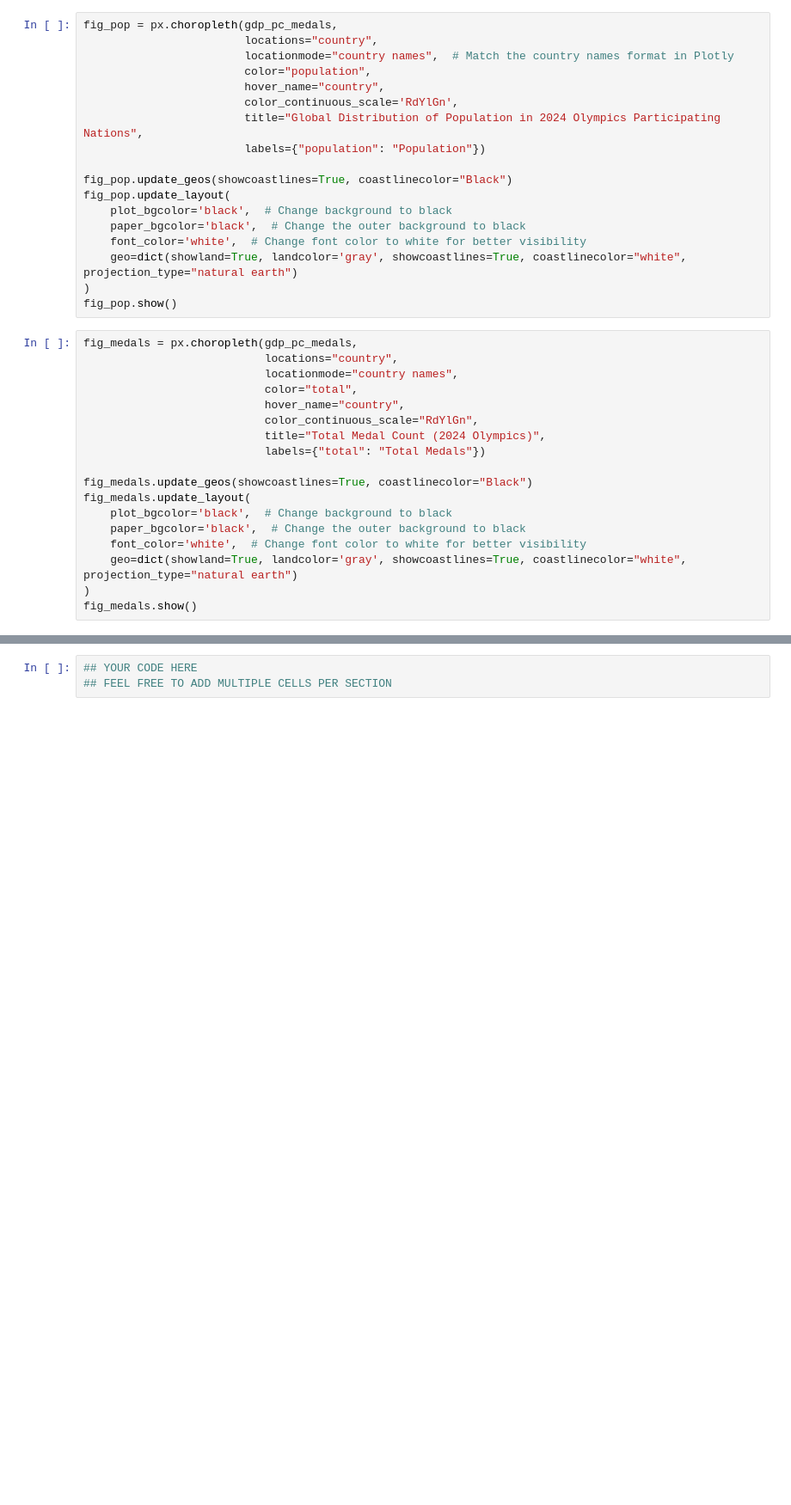
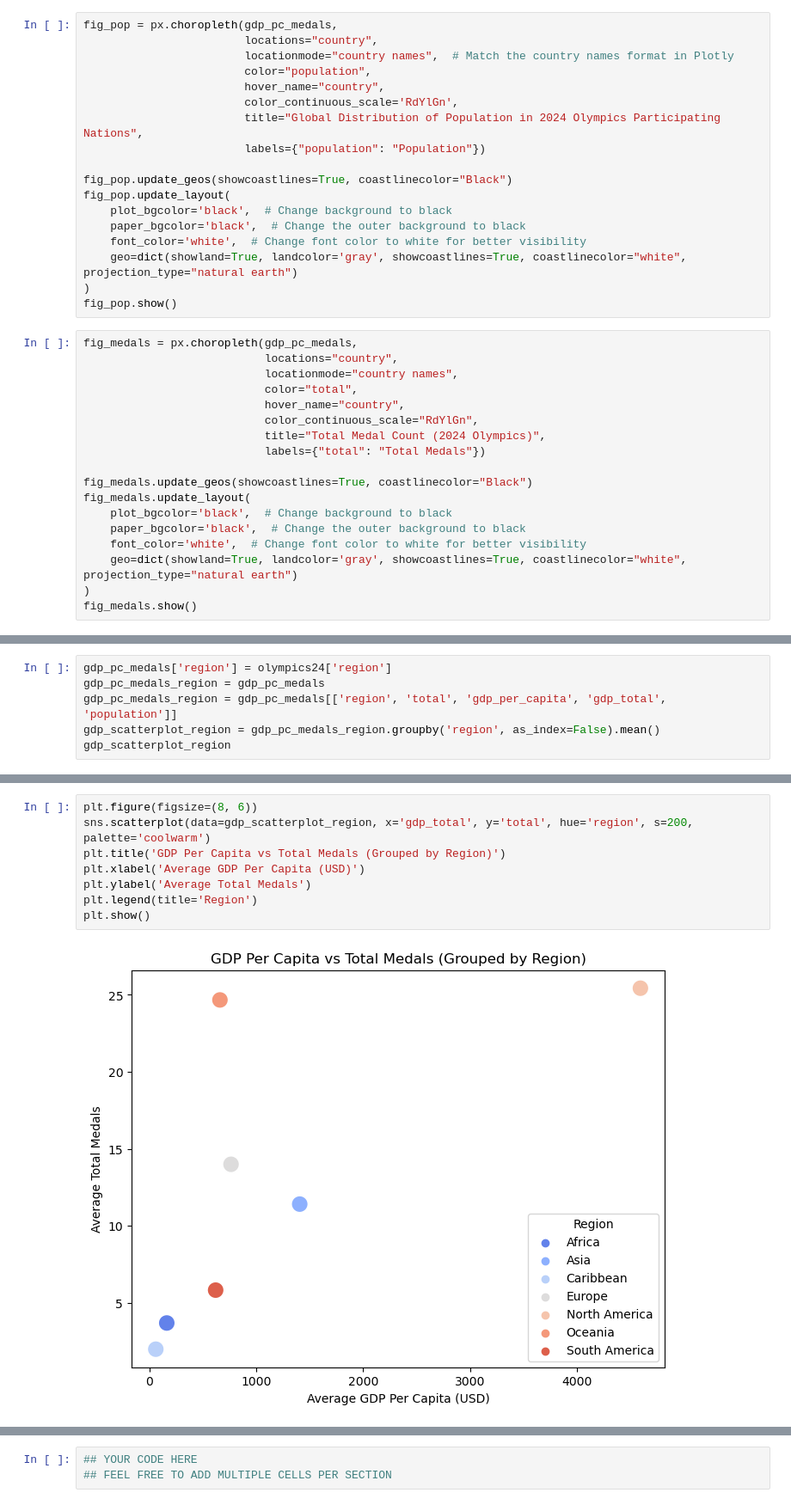
Before and after one commit to levsah/Olympinomics, a Jupyter notebook: EDACheckpoint_Group103-FA24.ipynb, the cells around one changed output, grey strips where cells are left out. Shown at 86% size. Saved outputs shown, nothing was run; the diff lists cells and outputs as text; blank space fills up the shorter version.

```diff
--- a/EDACheckpoint_Group103-FA24.ipynb
+++ b/EDACheckpoint_Group103-FA24.ipynb
@@ -850,0 +854,6 @@ plt.show()
+# %%
+gdp_pc_medals['region'] = olympics24['region']
+gdp_pc_medals_region = gdp_pc_medals
+gdp_pc_medals_region = gdp_pc_medals[['region', 'total', 'gdp_per_capita', 'gdp_total', 'population']]
+gdp_scatterplot_region = gdp_pc_medals_region.groupby('region', as_index=False).mean()
+gdp_scatterplot_region
@@ -850,0 +873,10 @@ plt.show()
+# %%
+plt.figure(figsize=(8, 6))
+sns.scatterplot(data=gdp_scatterplot_region, x='gdp_total', y='total', hue='region', s=200, palette='coolwarm')
+plt.title('GDP Per Capita vs Total Medals (Grouped by Region)')
+plt.xlabel('Average GDP Per Capita (USD)')
+plt.ylabel('Average Total Medals')
+plt.legend(title='Region')
+plt.show()
+# %% [output]
+[figure, added]
```
Also changed, not shown: parts of 14 cells of this notebook.
